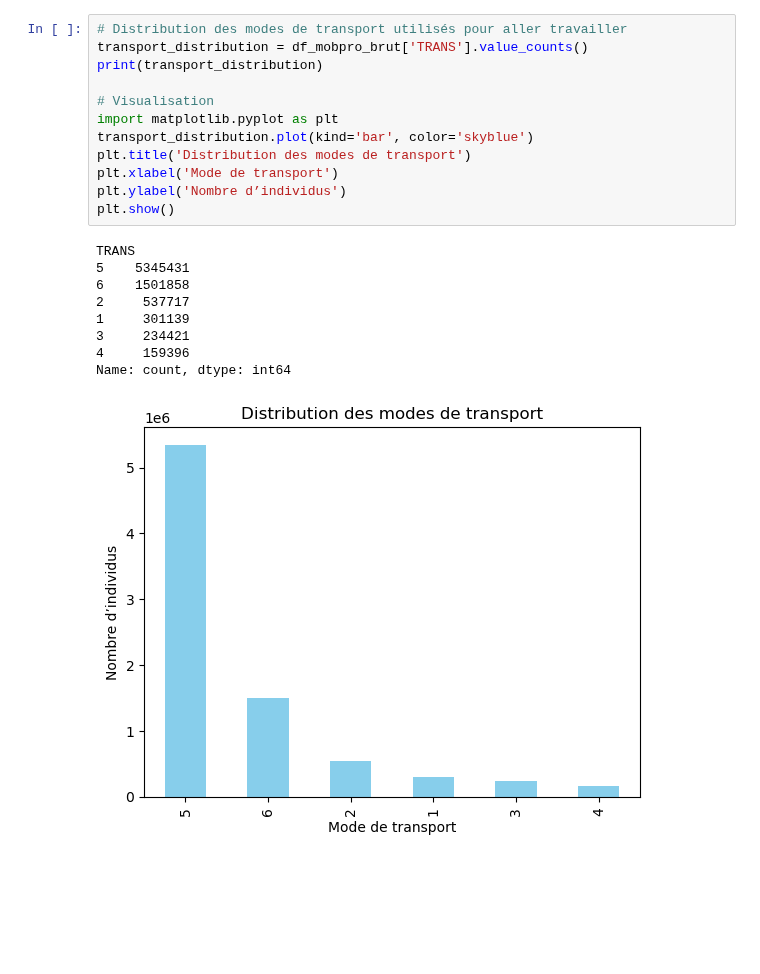
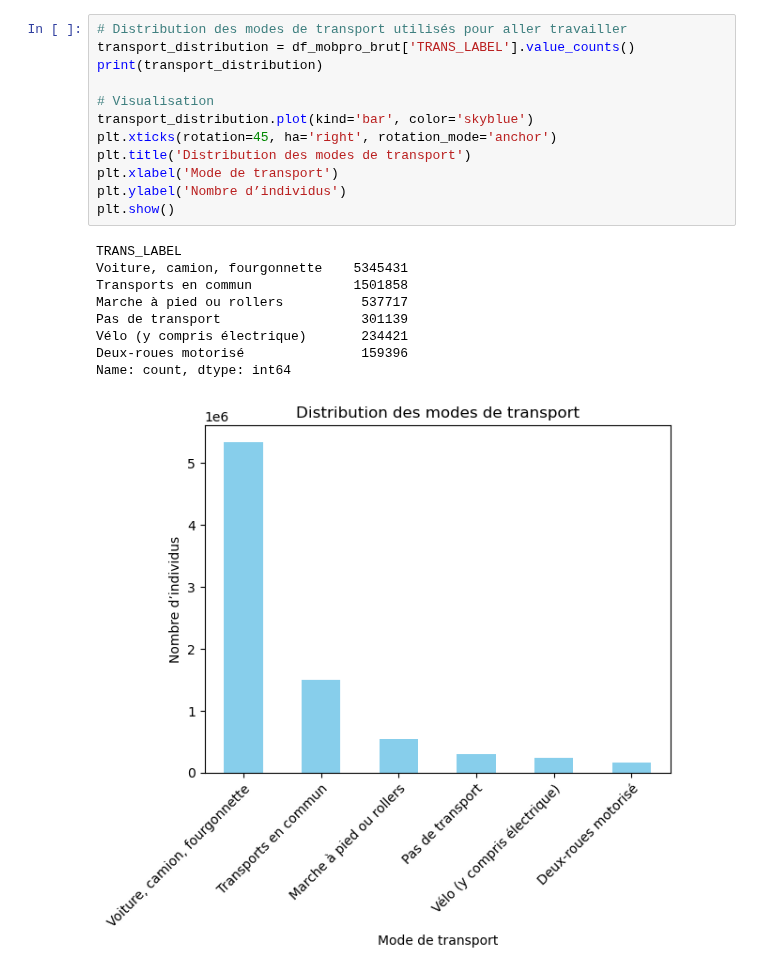
Before and after one commit to Qntouille/statapp, a Jupyter notebook: stat_desc_mobpro.ipynb, the cells around one changed output. Saved outputs shown, nothing was run; the diff lists cells and outputs as text; blank space fills up the shorter version.

```diff
--- a/stat_desc_mobpro.ipynb
+++ b/stat_desc_mobpro.ipynb
@@ -19,24 +24,24 @@ df_mobpro_brut
 # %%
 # Distribution des modes de transport utilisés pour aller travailler
-transport_distribution = df_mobpro_brut['TRANS'].value_counts()
+transport_distribution = df_mobpro_brut['TRANS_LABEL'].value_counts()
 print(transport_distribution)
 
 # Visualisation
-import matplotlib.pyplot as plt
 transport_distribution.plot(kind='bar', color='skyblue')
+plt.xticks(rotation=45, ha='right', rotation_mode='anchor')
 plt.title('Distribution des modes de transport')
 plt.xlabel('Mode de transport')
 plt.ylabel('Nombre d’individus')
 plt.show()
 # %% [output]
-TRANS
-5    5345431
-6    1501858
-2     537717
-1     301139
-3     234421
-4     159396
+TRANS_LABEL
+Voiture, camion, fourgonnette    5345431
+Transports en commun             1501858
+Marche à pied ou rollers          537717
+Pas de transport                  301139
+Vélo (y compris électrique)       234421
+Deux-roues motorisé               159396
 Name: count, dtype: int64
-[figure, old version]
+[figure, new version]
 # %%
 # Âge moyen par mode de transport
```
Also changed, not shown: parts of 13 cells of this notebook, 1 other file.
